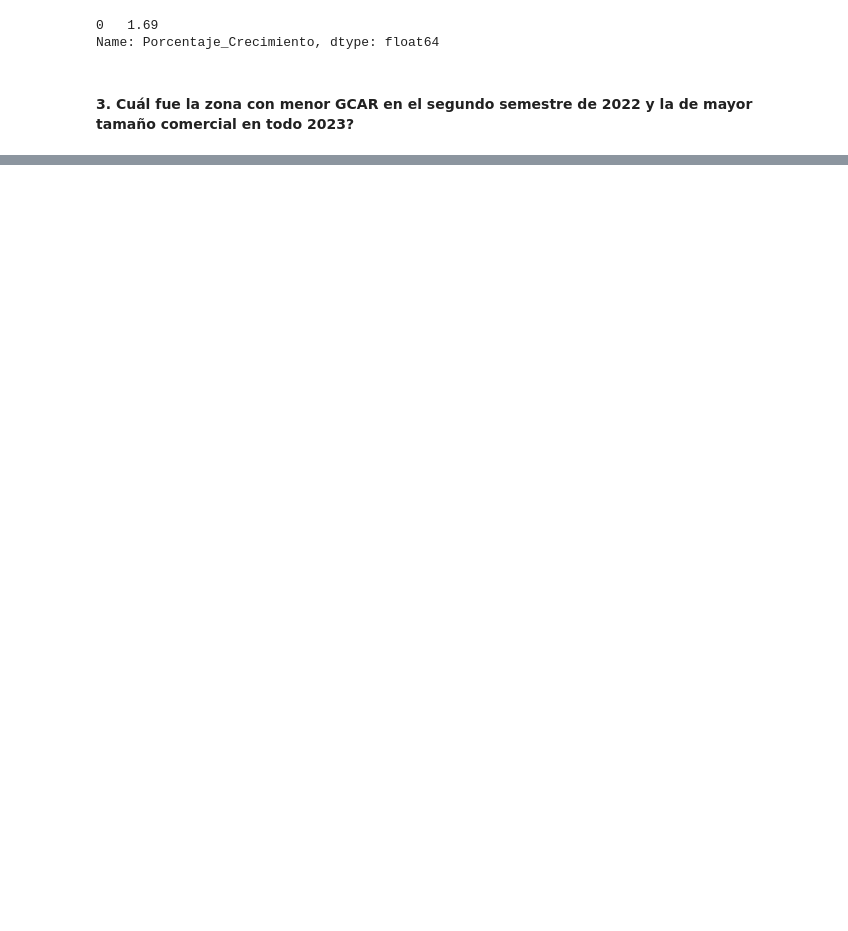
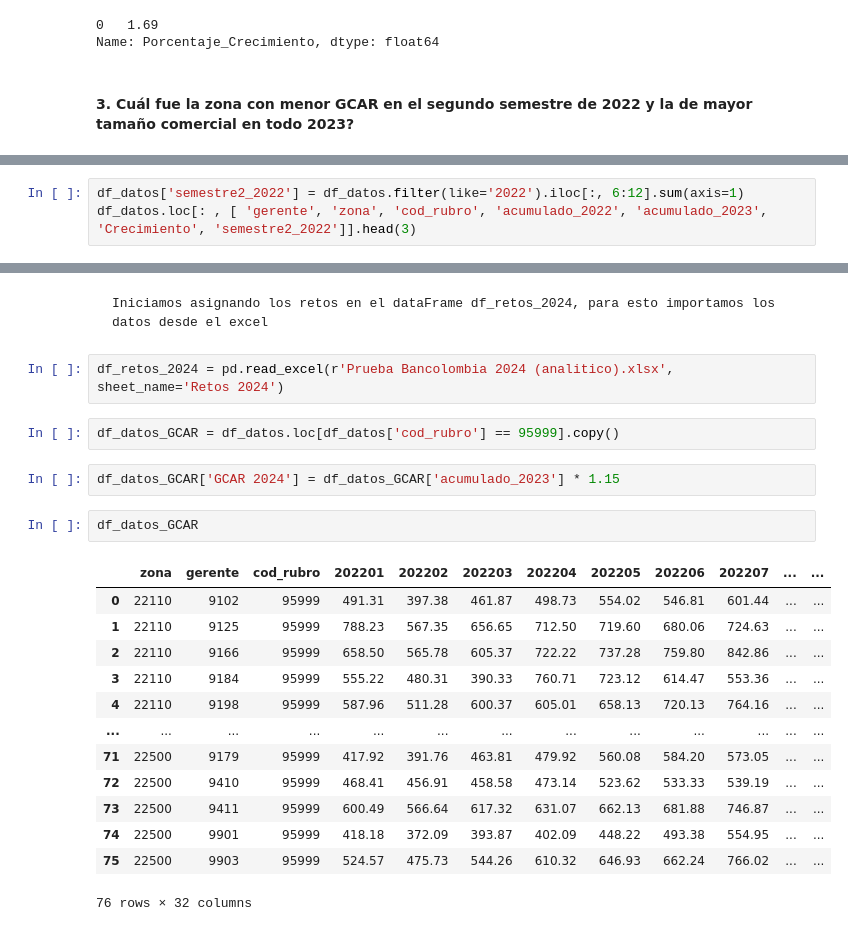
Before and after one commit to EdissonPO/prueba_tecnica_analitico, a Jupyter notebook: notebook.ipynb, the cells around one changed output, grey strips where cells are left out. Cells and saved outputs as stored; diff of their text form; blank space fills up the shorter version.

```diff
--- a/notebook.ipynb
+++ b/notebook.ipynb
@@ -127,0 +137,3 @@ Name: Porcentaje_Crecimiento, dtype: float64
+# %%
+df_datos['semestre2_2022'] = df_datos.filter(like='2022').iloc[:, 6:12].sum(axis=1)
+df_datos.loc[: , [ 'gerente', 'zona', 'cod_rubro', 'acumulado_2022', 'acumulado_2023', 'Crecimiento', 'semestre2_2022']].head(3)
@@ -127,0 +182,24 @@ Name: Porcentaje_Crecimiento, dtype: float64
+# %% [markdown]
+    Iniciamos asignando los retos en el dataFrame df_retos_2024, para esto importamos los datos desde el excel
+# %%
+df_retos_2024 = pd.read_excel(r'Prueba Bancolombia 2024 (analitico).xlsx', sheet_name='Retos 2024')
+# %%
+df_datos_GCAR = df_datos.loc[df_datos['cod_rubro'] == 95999].copy()
+# %%
+df_datos_GCAR['GCAR 2024'] = df_datos_GCAR['acumulado_2023'] * 1.15
+# %%
+df_datos_GCAR
+# %% [output]
+|  | zona | gerente | cod_rubro | 202201 | 202202 | 202203 | 202204 | 202205 | 202206 | 202207 | ... | ... |
+| 0 | 22110 | 9102 | 95999 | 491.31 | 397.38 | 461.87 | 498.73 | 554.02 | 546.81 | 601.44 | ... | ... |
+| 1 | 22110 | 9125 | 95999 | 788.23 | 567.35 | 656.65 | 712.50 | 719.60 | 680.06 | 724.63 | ... | ... |
+| 2 | 22110 | 9166 | 95999 | 658.50 | 565.78 | 605.37 | 722.22 | 737.28 | 759.80 | 842.86 | ... | ... |
+| 3 | 22110 | 9184 | 95999 | 555.22 | 480.31 | 390.33 | 760.71 | 723.12 | 614.47 | 553.36 | ... | ... |
+| 4 | 22110 | 9198 | 95999 | 587.96 | 511.28 | 600.37 | 605.01 | 658.13 | 720.13 | 764.16 | ... | ... |
+| ... | ... | ... | ... | ... | ... | ... | ... | ... | ... | ... | ... | ... |
+| 71 | 22500 | 9179 | 95999 | 417.92 | 391.76 | 463.81 | 479.92 | 560.08 | 584.20 | 573.05 | ... | ... |
+| 72 | 22500 | 9410 | 95999 | 468.41 | 456.91 | 458.58 | 473.14 | 523.62 | 533.33 | 539.19 | ... | ... |
+| 73 | 22500 | 9411 | 95999 | 600.49 | 566.64 | 617.32 | 631.07 | 662.13 | 681.88 | 746.87 | ... | ... |
+| 74 | 22500 | 9901 | 95999 | 418.18 | 372.09 | 393.87 | 402.09 | 448.22 | 493.38 | 554.95 | ... | ... |
+| 75 | 22500 | 9903 | 95999 | 524.57 | 475.73 | 544.26 | 610.32 | 646.93 | 662.24 | 766.02 | ... | ... |
+76 rows × 32 columns
```
Also changed, not shown: parts of 23 cells of this notebook, 1 other file.
